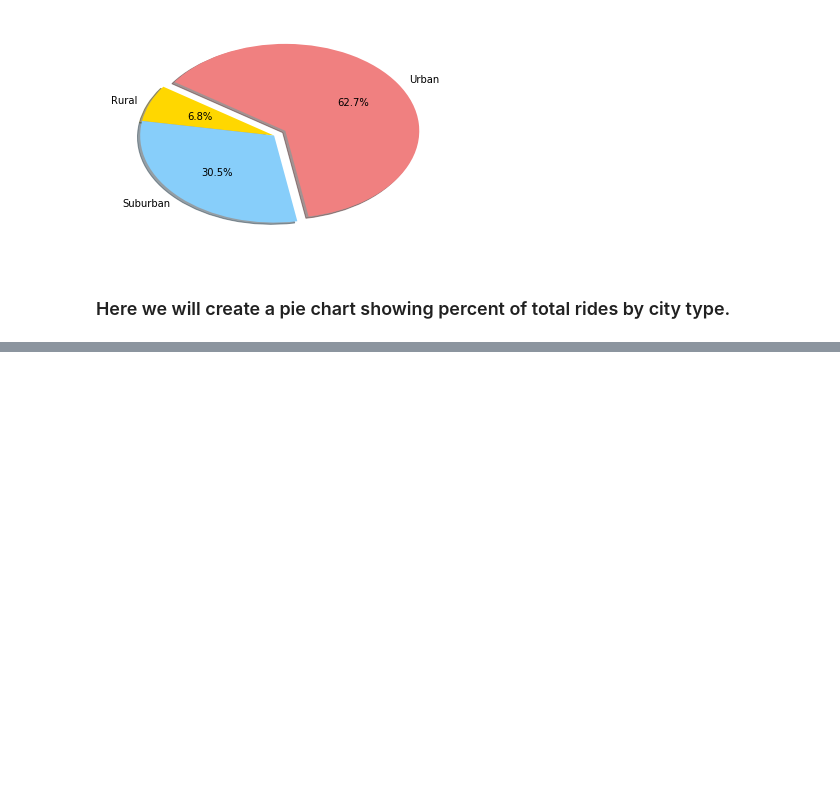
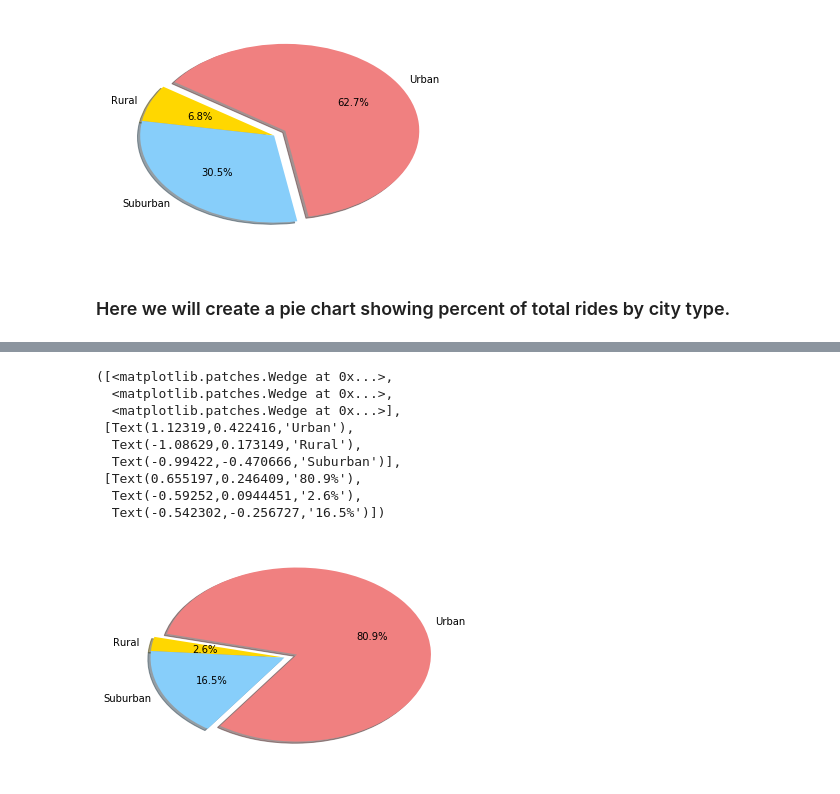
Before and after one commit to TylerTompa/5-Matplotlib, a Jupyter notebook: Pyber/Pyber.ipynb, the cells around one changed output, grey strips where cells are left out. Cells and saved outputs as stored; diff of their text form; code cells hidden in the pictures; blank space fills up the shorter version.

```diff
--- a/Pyber/Pyber.ipynb
+++ b/Pyber/Pyber.ipynb
@@ -181,0 +184,28 @@ plt.pie(percent_of_rides_data, autopct="%0.1f%%", labels = percent_of_fares_labe
+# %%
+# To find the percent of total drivers per city type, we will first select only rows with the relevant city type
+# Next we will calculate the sum of the entries in the driver_count column.
+# Finally, we will calculate the sum of the entries in the same column for the entire dataframe including every city type
+percent_of_drivers_urban = city_data[city_data["type"] == "Urban"]["driver_count"].sum() / city_data["driver_count"].sum()
+percent_of_drivers_suburban = city_data[city_data["type"] == "Suburban"]["driver_count"].sum() / city_data["driver_count"].sum()
+percent_of_drivers_rural = city_data[city_data["type"] == "Rural"]["driver_count"].sum() / city_data["driver_count"].sum()
+# %%
+# Here we define a list containing the percentages of total drivers per city type to be used in a pie chart.
+percent_of_drivers_data = [percent_of_drivers_urban, percent_of_drivers_rural, percent_of_drivers_suburban]
+
+# Here we use all the settings previous defined to create our pie chart.
+# We add the additional setting of autopct="%0.1f%" to show the actual value for each part on the pie chart.  We also add a shadow to our chart.
+# The labels were already defined when we created our pie chart displaying percent of total fares per city type.
+# The explode variable was already define when we created our pie chart displaying percent of total fares per city type.
+# The colors variable was already defined when we created our pie chart displaying percent of total fares per city type.
+plt.pie(percent_of_drivers_data, autopct="%0.1f%%", labels = city_type_labels, explode=city_type_explode, colors=city_type_colors, startangle=235, shadow=True)
+# %% [output]
+([<matplotlib.patches.Wedge at 0x...>,
+  <matplotlib.patches.Wedge at 0x...>,
+  <matplotlib.patches.Wedge at 0x...>],
+ [Text(1.12319,0.422416,'Urban'),
+  Text(-1.08629,0.173149,'Rural'),
+  Text(-0.99422,-0.470666,'Suburban')],
+ [Text(0.655197,0.246409,'80.9%'),
+  Text(-0.59252,0.0944451,'2.6%'),
+  Text(-0.542302,-0.256727,'16.5%')])
+[figure, added]
```
Also changed, not shown: parts of 4 cells of this notebook.
